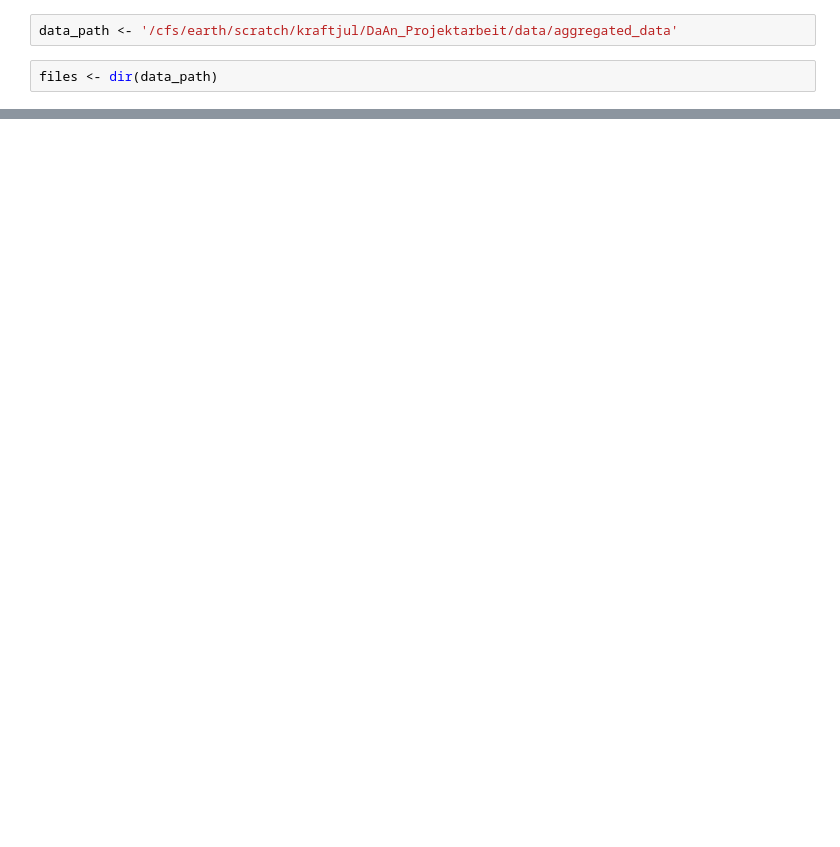
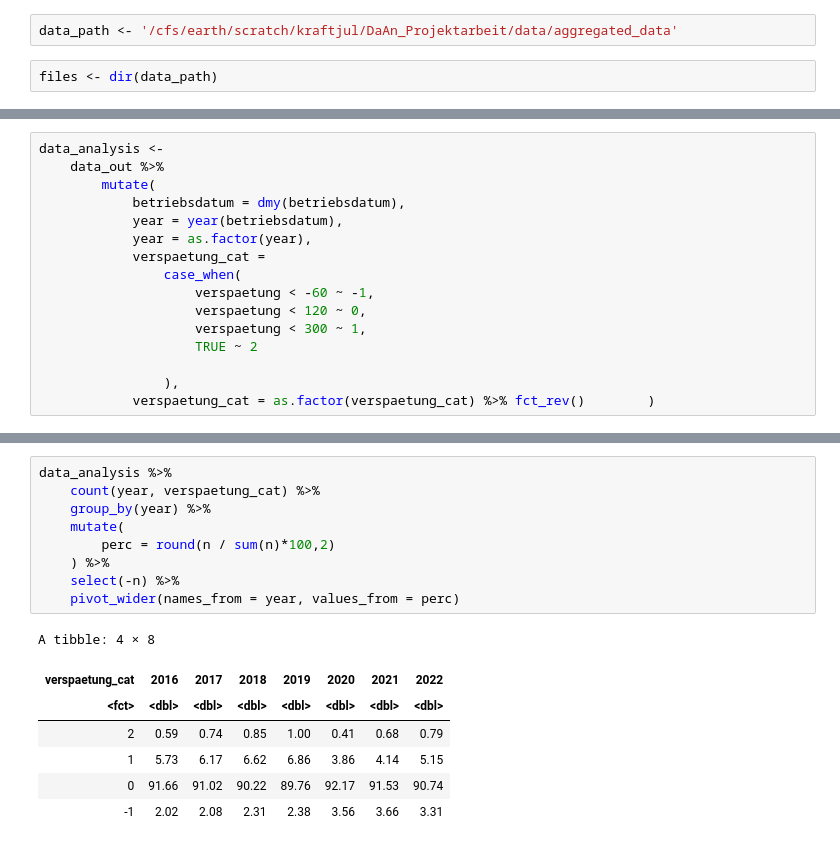
Before and after one commit to juliankraft/DaAn_Projektarbeit, a Jupyter notebook: code/sandbox/analysing_data.ipynb, the cells around one changed output, grey strips where cells are left out. Saved outputs shown, nothing was run; the diff lists cells and outputs as text; blank space fills up the shorter version.

```diff
--- a/code/sandbox/analysing_data.ipynb
+++ b/code/sandbox/analysing_data.ipynb
@@ -55,0 +81,16 @@ A tibble: 6 × 6
+# %%
+data_analysis <-
+    data_out %>%
+        mutate(
+            betriebsdatum = dmy(betriebsdatum),
+            year = year(betriebsdatum),
+            year = as.factor(year),
+            verspaetung_cat =
+                case_when(
+                    verspaetung < -60 ~ -1,
+                    verspaetung < 120 ~ 0,
+                    verspaetung < 300 ~ 1,
+                    TRUE ~ 2
+
+                ),
+            verspaetung_cat = as.factor(verspaetung_cat) %>% fct_rev()        )
@@ -55,0 +163,17 @@ A tibble: 6 × 6
+# %%
+data_analysis %>%
+    count(year, verspaetung_cat) %>%
+    group_by(year) %>%
+    mutate(
+        perc = round(n / sum(n)*100,2)
+    ) %>%
+    select(-n) %>%
+    pivot_wider(names_from = year, values_from = perc)
+# %% [output]
+A tibble: 4 × 8
+| verspaetung_cat | 2016 | 2017 | 2018 | 2019 | 2020 | 2021 | 2022 |
+| <fct> | <dbl> | <dbl> | <dbl> | <dbl> | <dbl> | <dbl> | <dbl> |
+| 2 | 0.59 | 0.74 | 0.85 | 1.00 | 0.41 | 0.68 | 0.79 |
+| 1 | 5.73 | 6.17 | 6.62 | 6.86 | 3.86 | 4.14 | 5.15 |
+| 0 | 91.66 | 91.02 | 90.22 | 89.76 | 92.17 | 91.53 | 90.74 |
+| -1 | 2.02 | 2.08 | 2.31 | 2.38 | 3.56 | 3.66 | 3.31 |
```
Also changed, not shown: parts of 6 cells of this notebook, 3 other files.
